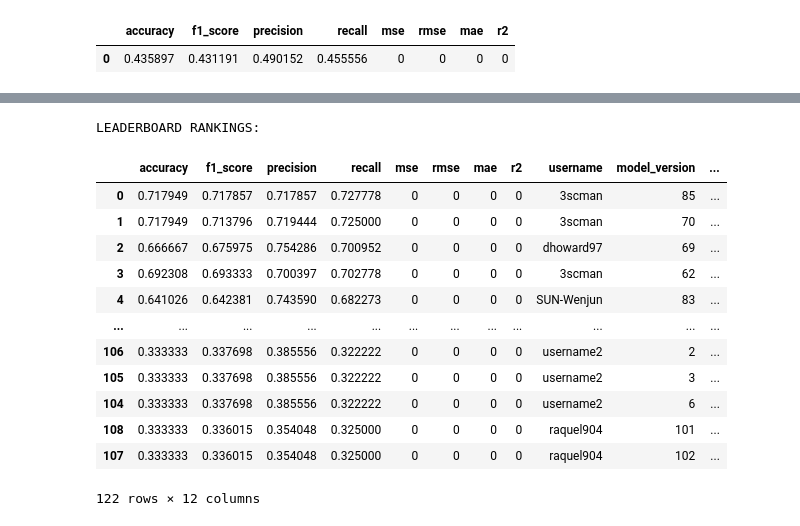
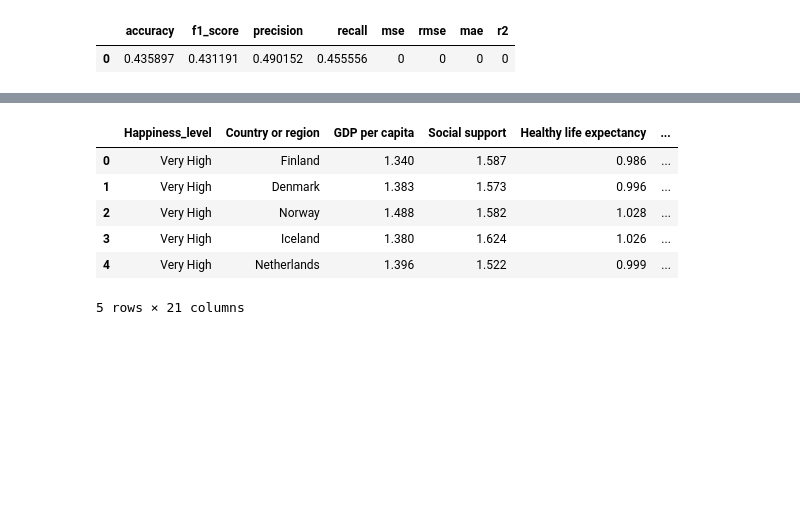
Before and after one commit to zivzach/Data_Science_Portfolio, a Jupyter notebook: notebooks/Deep_Neural_Network.ipynb, the cells around one changed output, grey strips where cells are left out. Cells and saved outputs as stored; diff of their text form; code cells hidden in the pictures; blank space fills up the shorter version.

```diff
--- a/notebooks/Deep_Neural_Network.ipynb
+++ b/notebooks/Deep_Neural_Network.ipynb
@@ -535,20 +476,19 @@ password = password
-# %%
-# Check leaderboard
-import aimodelshare as ai
-
-leaderboard = ai.get_leaderboard(apiurl, username, password, aws_key, aws_password, region)
-# %% [output]
-LEADERBOARD RANKINGS:
-|  | accuracy | f1_score | precision | recall | mse | rmse | mae | r2 | username | model_version | ... |
-| 0 | 0.717949 | 0.717857 | 0.717857 | 0.727778 | 0 | 0 | 0 | 0 | 3scman | 85 | ... |
-| 1 | 0.717949 | 0.713796 | 0.719444 | 0.725000 | 0 | 0 | 0 | 0 | 3scman | 70 | ... |
-| 2 | 0.666667 | 0.675975 | 0.754286 | 0.700952 | 0 | 0 | 0 | 0 | dhoward97 | 69 | ... |
-| 3 | 0.692308 | 0.693333 | 0.700397 | 0.702778 | 0 | 0 | 0 | 0 | 3scman | 62 | ... |
-| 4 | 0.641026 | 0.642381 | 0.743590 | 0.682273 | 0 | 0 | 0 | 0 | SUN-Wenjun | 83 | ... |
-| ... | ... | ... | ... | ... | ... | ... | ... | ... | ... | ... | ... |
-| 106 | 0.333333 | 0.337698 | 0.385556 | 0.322222 | 0 | 0 | 0 | 0 | username2 | 2 | ... |
-| 105 | 0.333333 | 0.337698 | 0.385556 | 0.322222 | 0 | 0 | 0 | 0 | username2 | 3 | ... |
-| 104 | 0.333333 | 0.337698 | 0.385556 | 0.322222 | 0 | 0 | 0 | 0 | username2 | 6 | ... |
-| 108 | 0.333333 | 0.336015 | 0.354048 | 0.325000 | 0 | 0 | 0 | 0 | raquel904 | 101 | ... |
-| 107 | 0.333333 | 0.336015 | 0.354048 | 0.325000 | 0 | 0 | 0 | 0 | raquel904 | 102 | ... |
-122 rows × 12 columns
+# %%
+#load even more data and join it with original datasets
+df=pd.read_csv("C:/Users/zacha/Documents/GitHub/Data_Science_Portfolio/datasets/worldhappiness2019.csv")
+regiondata=pd.read_csv("C:/Users/zacha/Documents/GitHub/Data_Science_Portfolio/datasets//region.csv")
+countrydata=pd.read_csv("C:/Users/zacha/Documents/GitHub/Data_Science_Portfolio/datasets/newcountryvars.csv")
+mergedata=pd.merge(df, regiondata, how='left', left_on='Country or region', right_on='name')
+mergedata.loc[pd.isnull(mergedata).iloc[:,9]].to_csv("missing.csv",index=False)
+mergedata=pd.merge(df, countrydata, how='left', left_on='Country or region', right_on='country_name')
+mergedata.loc[pd.isnull(mergedata).iloc[:,9]].to_csv("missing.csv",index=False)
+
+mergedata.head()
+# %% [output]
+|  | Happiness_level | Country or region | GDP per capita | Social support | Healthy life expectancy | ... |
+| 0 | Very High | Finland | 1.340 | 1.587 | 0.986 | ... |
+| 1 | Very High | Denmark | 1.383 | 1.573 | 0.996 | ... |
+| 2 | Very High | Norway | 1.488 | 1.582 | 1.028 | ... |
+| 3 | Very High | Iceland | 1.380 | 1.624 | 1.026 | ... |
+| 4 | Very High | Netherlands | 1.396 | 1.522 | 0.999 | ... |
+5 rows × 21 columns
```
Also changed, not shown: parts of 19 cells of this notebook, 2 other files.
